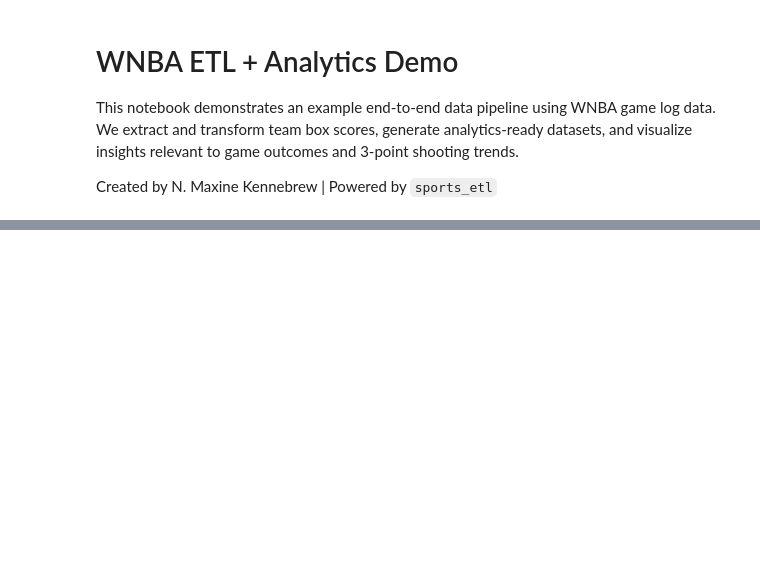
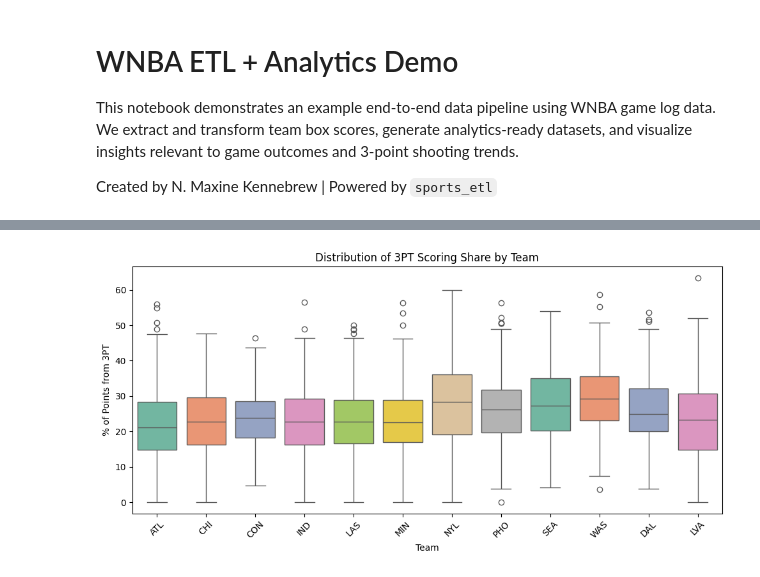
Before and after one commit to nkennebre/wnba_sports_etl, a Jupyter notebook: notebooks/wnba_etl_demo.ipynb, the cells around one changed output, grey strips where cells are left out. Drawn from its saved outputs; the diff is of its cells as text; code cells hidden in the pictures; blank space fills up the shorter version.

Commit message:
wnba_etl_demo.ipynb cleaned and pushed for a super basic example of what can be done with the pipeline.

```diff
--- a/notebooks/wnba_etl_demo.ipynb
+++ b/notebooks/wnba_etl_demo.ipynb
@@ -14,6 +18,6 @@ import seaborn as sns
 # %%
 from sports_etl.etl.extract import load_team_stats
 
-df = load_team_stats("./data/wnba_gamelogs_2015_2024.csv")  # adjust filename if needed
+df = load_team_stats("../data/wnba_gamelogs_2015_2024.csv")  # adjust filename if needed
 df.head()
 # %% [output]
@@ -24,0 +38,5 @@ print(df.columns.tolist())
+# %%
+from sports_etl.etl.transform import transform_team_stats_my_dataset
+
+df_clean = transform_team_stats_my_dataset(df)
+print(df_clean.head())
@@ -24,0 +63,11 @@ print(df.columns.tolist())
+# %%
+df_clean['3PT_Share'] = (df_clean['Tm_3P'] * 3) / df_clean['Tm_Pts'] * 100
+# %%
+fig, ax = plt.subplots(figsize=(10, 5))
+sns.boxplot(data=df_clean, x='Team', y='3PT_Share', hue='Team', palette='Set2', ax=ax, legend=False)
+ax.set_title("Distribution of 3PT Scoring Share by Team")
+ax.set_ylabel("% of Points from 3PT")
+plt.xticks(rotation=45)
+plt.tight_layout()
+# %% [output]
+[figure, added]
```
Also changed, not shown: parts of 8 cells of this notebook.
